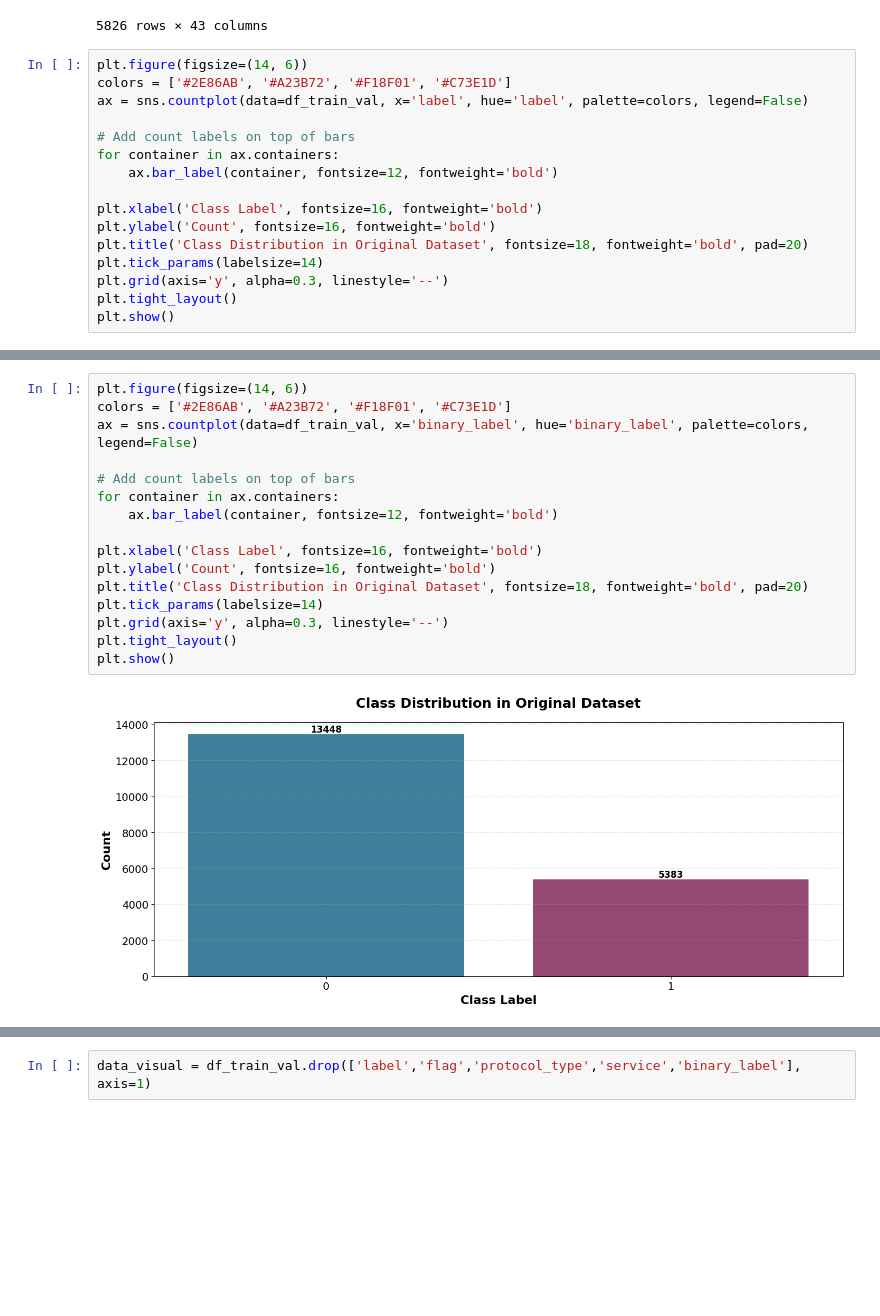
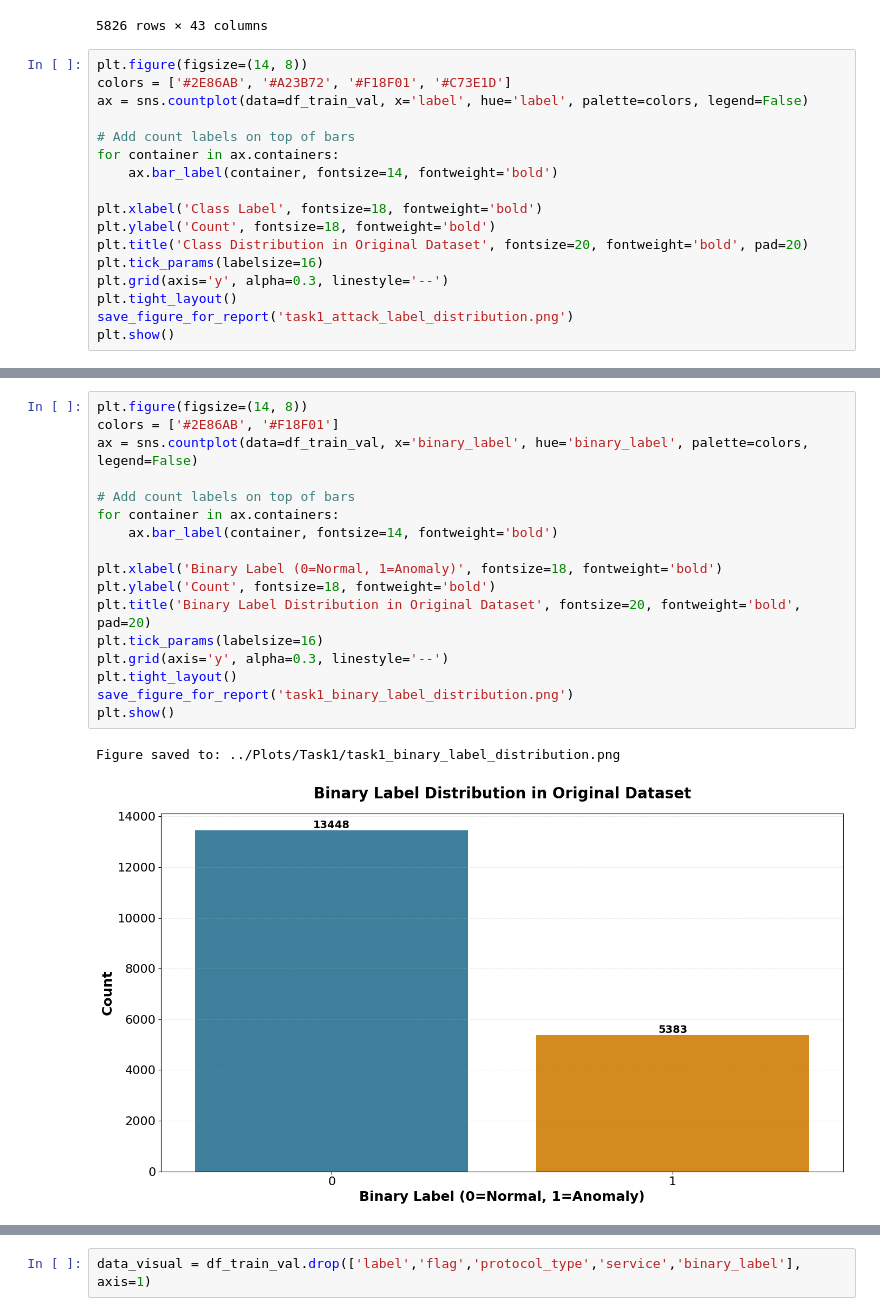
Before and after one commit to RenatoMignone/unsupervised-network-intrusion-detection, a Jupyter notebook: lab/notebooks/Task1.ipynb, the cells around one changed output, grey strips where cells are left out. Drawn from its saved outputs; the diff is of its cells as text; blank space fills up the shorter version.

```diff
--- a/lab/notebooks/Task1.ipynb
+++ b/lab/notebooks/Task1.ipynb
@@ -102,19 +130,20 @@ df_test
 | 5825 | 0 | tcp | gopher | S0 | 0 | 0 | 0 | 0 | 0 | ... |
 5826 rows × 43 columns
 # %%
-plt.figure(figsize=(14, 6))
+plt.figure(figsize=(14, 8))
 colors = ['#2E86AB', '#A23B72', '#F18F01', '#C73E1D']
 ax = sns.countplot(data=df_train_val, x='label', hue='label', palette=colors, legend=False)
 
 # Add count labels on top of bars
 for container in ax.containers:
-    ax.bar_label(container, fontsize=12, fontweight='bold')
+    ax.bar_label(container, fontsize=14, fontweight='bold')
 
-plt.xlabel('Class Label', fontsize=16, fontweight='bold')
-plt.ylabel('Count', fontsize=16, fontweight='bold')
-plt.title('Class Distribution in Original Dataset', fontsize=18, fontweight='bold', pad=20)
-plt.tick_params(labelsize=14)
+plt.xlabel('Class Label', fontsize=18, fontweight='bold')
+plt.ylabel('Count', fontsize=18, fontweight='bold')
+plt.title('Class Distribution in Original Dataset', fontsize=20, fontweight='bold', pad=20)
+plt.tick_params(labelsize=16)
 plt.grid(axis='y', alpha=0.3, linestyle='--')
 plt.tight_layout()
+save_figure_for_report('task1_attack_label_distribution.png')
 plt.show()
 # %% [output]
@@ -122,19 +152,21 @@ plt.show()
 # %%
-plt.figure(figsize=(14, 6))
-colors = ['#2E86AB', '#A23B72', '#F18F01', '#C73E1D']
+plt.figure(figsize=(14, 8))
+colors = ['#2E86AB', '#F18F01']
 ax = sns.countplot(data=df_train_val, x='binary_label', hue='binary_label', palette=colors, legend=False)
 
 # Add count labels on top of bars
 for container in ax.containers:
-    ax.bar_label(container, fontsize=12, fontweight='bold')
+    ax.bar_label(container, fontsize=14, fontweight='bold')
 
-plt.xlabel('Class Label', fontsize=16, fontweight='bold')
-plt.ylabel('Count', fontsize=16, fontweight='bold')
-plt.title('Class Distribution in Original Dataset', fontsize=18, fontweight='bold', pad=20)
-plt.tick_params(labelsize=14)
+plt.xlabel('Binary Label (0=Normal, 1=Anomaly)', fontsize=18, fontweight='bold')
+plt.ylabel('Count', fontsize=18, fontweight='bold')
+plt.title('Binary Label Distribution in Original Dataset', fontsize=20, fontweight='bold', pad=20)
+plt.tick_params(labelsize=16)
 plt.grid(axis='y', alpha=0.3, linestyle='--')
 plt.tight_layout()
+save_figure_for_report('task1_binary_label_distribution.png')
 plt.show()
 # %% [output]
+Figure saved to: ../Plots/Task1/task1_binary_label_distribution.png
-[figure, old version]
+[figure, new version]
 # %%
```
Also changed, not shown: parts of 15 cells of this notebook, 47 other files.
